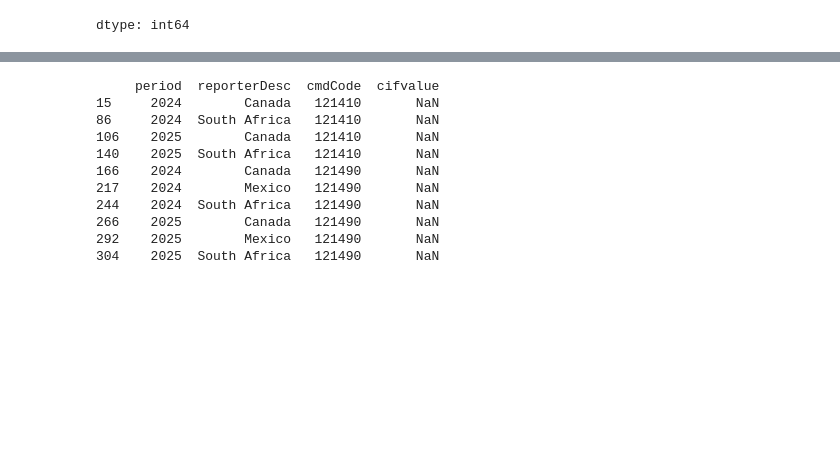
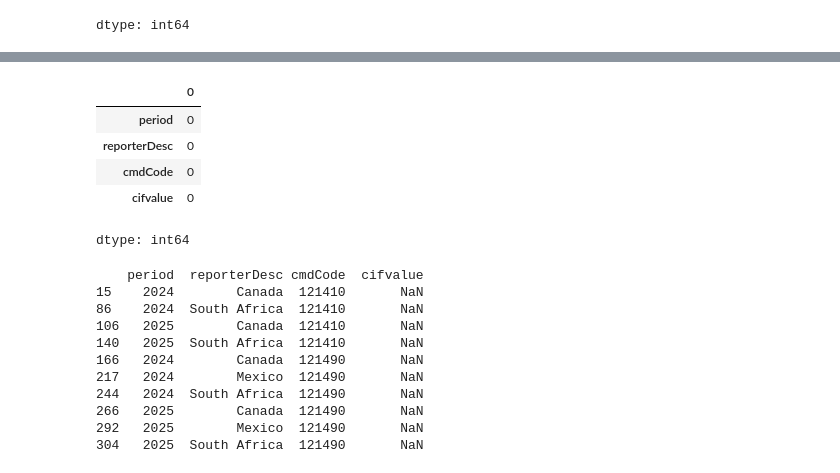
Before and after one commit to Renata-Bilotti/Hackatho-Grupo-4, a Jupyter notebook: Hacathon_Grupo_4_Mercado_de_Alfalfa.ipynb, the cells around one changed output, grey strips where cells are left out. Saved outputs shown, nothing was run; the diff lists cells and outputs as text; code cells hidden in the pictures; blank space fills up the shorter version.

```diff
--- a/Hacathon_Grupo_4_Mercado_de_Alfalfa.ipynb
+++ b/Hacathon_Grupo_4_Mercado_de_Alfalfa.ipynb
@@ -459,3 +531,16 @@ dtype: int64
+# %%
+#Eliminación de las 10 filas con valores faltantes:
+df_impo_mundo = df_impo_mundo.dropna(subset=['cifvalue'])
+
+#Corroboración:
+df_impo_mundo.isnull().sum()
+# %% [output]
+|  | 0 |
+| period | 0 |
+| reporterDesc | 0 |
+| cmdCode | 0 |
+| cifvalue | 0 |
+dtype: int64
 # %%
 filas_con_nulos = df_impo_mundo[df_impo_mundo.isnull().any(axis=1)]
 print(filas_con_nulos)
```
Also changed, not shown: parts of 29 cells of this notebook.
